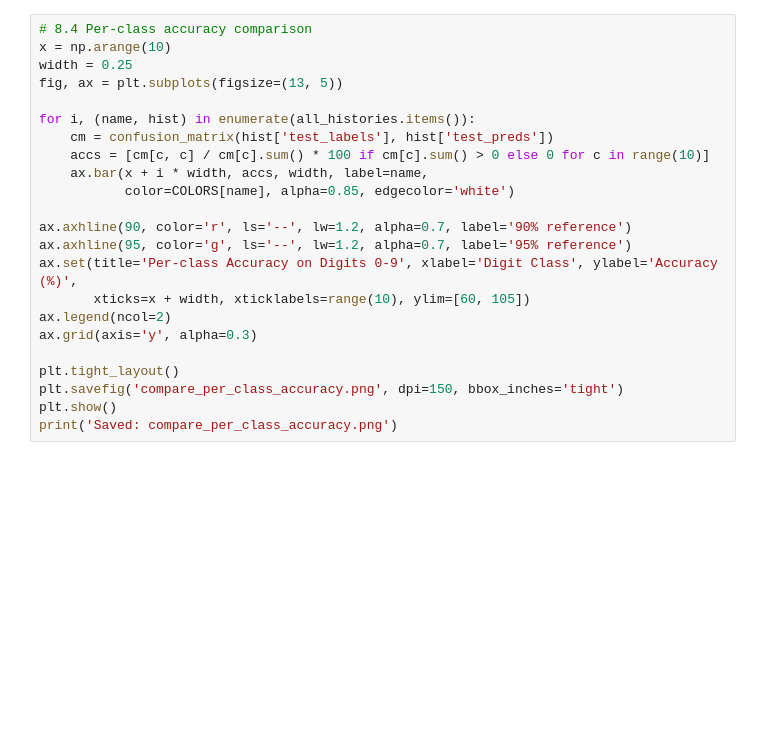
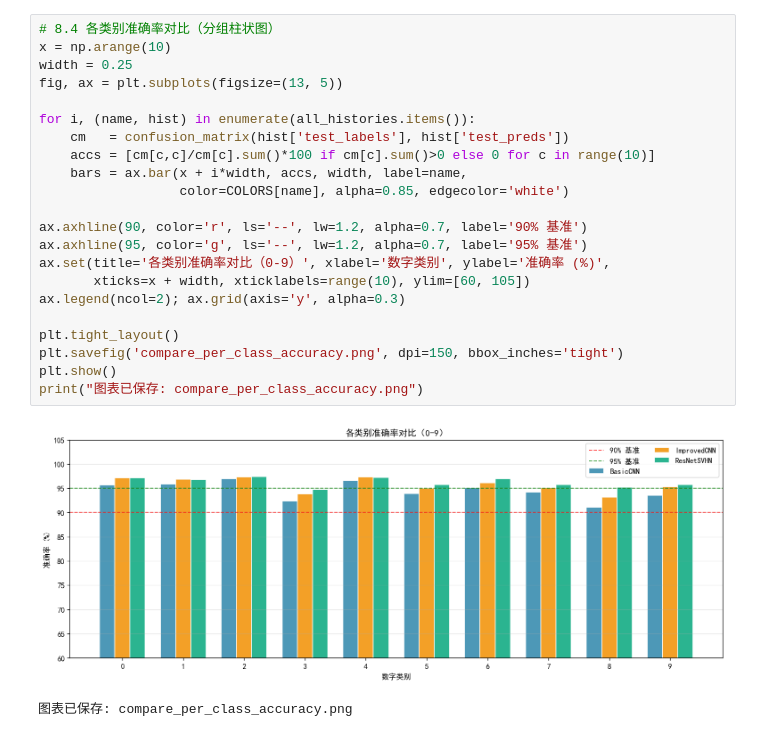
Before and after one commit to SongCheng2026/Sec-homework, a Jupyter notebook: SVHN_CNN_Classification_threemodel.ipynb, the cells around one changed output. Cells and saved outputs as stored; diff of their text form; blank space fills up the shorter version.

```diff
--- a/SVHN_CNN_Classification_threemodel.ipynb
+++ b/SVHN_CNN_Classification_threemodel.ipynb
@@ -593,24 +661,26 @@ print('Saved: compare_confusion_matrices.png')
 # %%
-# 8.4 Per-class accuracy comparison
+# 8.4 各类别准确率对比（分组柱状图）
 x = np.arange(10)
 width = 0.25
 fig, ax = plt.subplots(figsize=(13, 5))
 
 for i, (name, hist) in enumerate(all_histories.items()):
-    cm = confusion_matrix(hist['test_labels'], hist['test_preds'])
-    accs = [cm[c, c] / cm[c].sum() * 100 if cm[c].sum() > 0 else 0 for c in range(10)]
-    ax.bar(x + i * width, accs, width, label=name,
-           color=COLORS[name], alpha=0.85, edgecolor='white')
+    cm   = confusion_matrix(hist['test_labels'], hist['test_preds'])
+    accs = [cm[c,c]/cm[c].sum()*100 if cm[c].sum()>0 else 0 for c in range(10)]
+    bars = ax.bar(x + i*width, accs, width, label=name,
+                  color=COLORS[name], alpha=0.85, edgecolor='white')
 
-ax.axhline(90, color='r', ls='--', lw=1.2, alpha=0.7, label='90% reference')
-ax.axhline(95, color='g', ls='--', lw=1.2, alpha=0.7, label='95% reference')
-ax.set(title='Per-class Accuracy on Digits 0-9', xlabel='Digit Class', ylabel='Accuracy (%)',
+ax.axhline(90, color='r', ls='--', lw=1.2, alpha=0.7, label='90% 基准')
+ax.axhline(95, color='g', ls='--', lw=1.2, alpha=0.7, label='95% 基准')
+ax.set(title='各类别准确率对比（0-9）', xlabel='数字类别', ylabel='准确率 (%)',
        xticks=x + width, xticklabels=range(10), ylim=[60, 105])
-ax.legend(ncol=2)
-ax.grid(axis='y', alpha=0.3)
+ax.legend(ncol=2); ax.grid(axis='y', alpha=0.3)
 
 plt.tight_layout()
 plt.savefig('compare_per_class_accuracy.png', dpi=150, bbox_inches='tight')
 plt.show()
-print('Saved: compare_per_class_accuracy.png')
+print("图表已保存: compare_per_class_accuracy.png")
+# %% [output]
+[figure, added]
+图表已保存: compare_per_class_accuracy.png
 # %%
```
Also changed, not shown: parts of 30 cells of this notebook.
